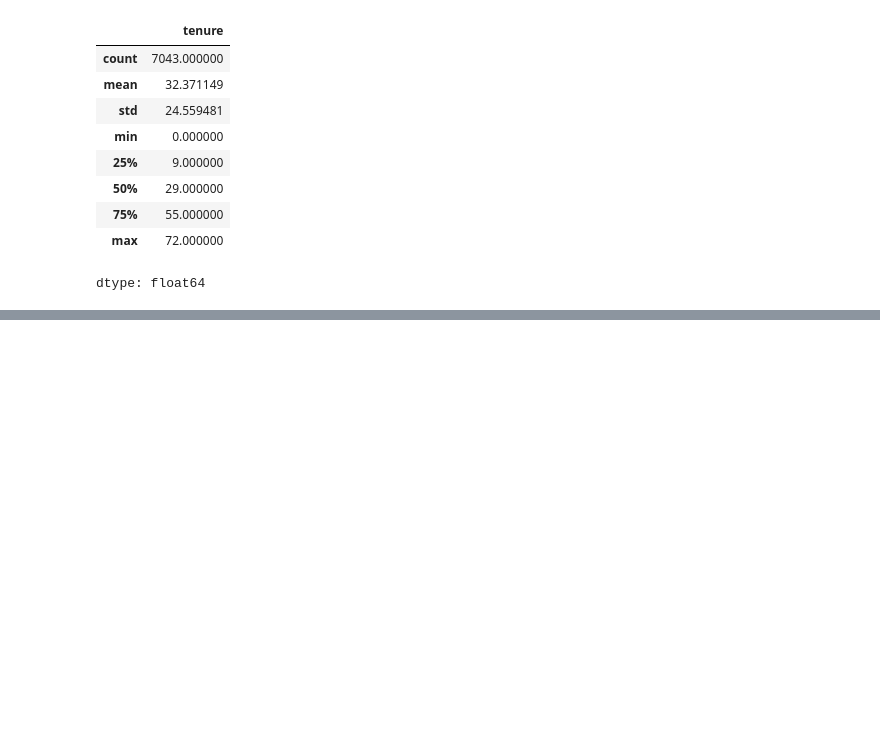
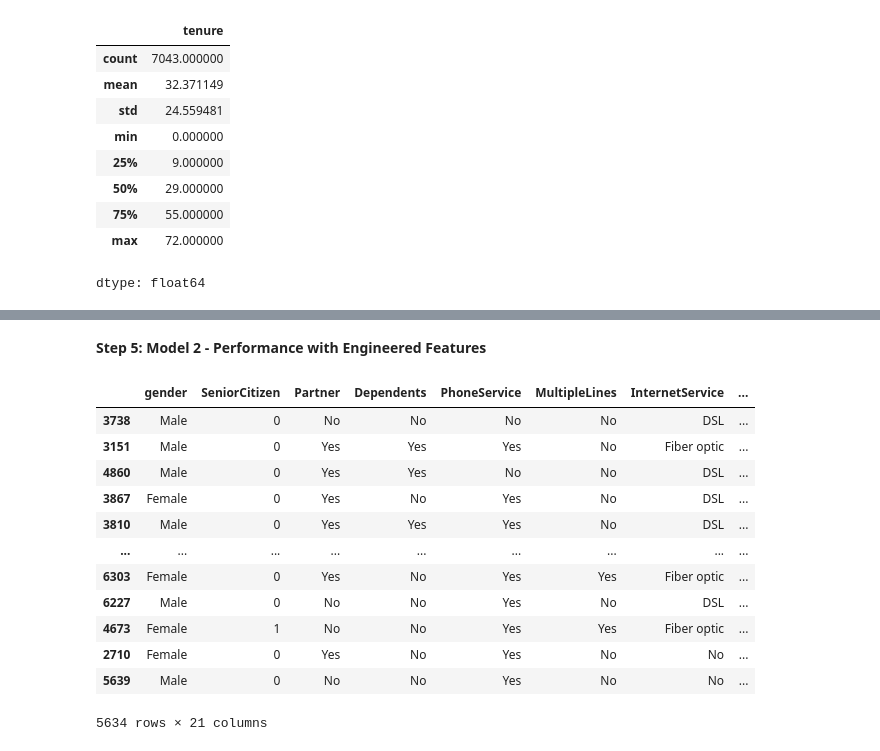
Before and after one commit to princeiiitk/Preventing-Customer-Churn-with-Feature-Transformation, a Jupyter notebook: Preventing_Customer_Churn_with_Feature_Transformation.ipynb, the cells around one changed output, grey strips where cells are left out. Cells and saved outputs as stored; diff of their text form; code cells hidden in the pictures; blank space fills up the shorter version.

Commit message:
Using Feature Engineering

```diff
--- a/Preventing_Customer_Churn_with_Feature_Transformation.ipynb
+++ b/Preventing_Customer_Churn_with_Feature_Transformation.ipynb
@@ -229,0 +288,22 @@ dtype: float64
+# %% [markdown]
+**Step 5: Model 2 - Performance with Engineered Features**
+# %%
+# Drop original tenure as we have a binned version now
+df_eng.drop(columns=['tenure','customerID'],inplace=True)
+
+# define feature (X) and target (y) for the engineer dataset
+X_eng = df_eng.drop('Churn', axis=1)
+y_eng = df_eng['Churn']
+
+# Identify new feature type
+numerical_features_eng=X_eng.select_dtypes(include=np.number)
+categorical_features_eng=X_eng.select_dtypes(include=['object','category'])
+
+# creating preprocessing pipeline
+preprocessing_eng=ColumnTransformer([
+    ('num',StandardScaler(),numerical_features_eng.columns),
+    ('cat',OneHotEncoder(drop='first'),categorical_features_eng.columns)
+])
+
+# spliting
+X_train_eng, X_test_eng, y_train_eng, y_test_eng = train_test_split(X_eng, y_eng, test_size=0.2, random_state=42, stratify=y_eng)
@@ -229,0 +317,16 @@ dtype: float64
+# %%
+X_train_eng
+# %% [output]
+|  | gender | SeniorCitizen | Partner | Dependents | PhoneService | MultipleLines | InternetService | ... |
+| 3738 | Male | 0 | No | No | No | No | DSL | ... |
+| 3151 | Male | 0 | Yes | Yes | Yes | No | Fiber optic | ... |
+| 4860 | Male | 0 | Yes | Yes | No | No | DSL | ... |
+| 3867 | Female | 0 | Yes | No | Yes | No | DSL | ... |
+| 3810 | Male | 0 | Yes | Yes | Yes | No | DSL | ... |
+| ... | ... | ... | ... | ... | ... | ... | ... | ... |
+| 6303 | Female | 0 | Yes | No | Yes | Yes | Fiber optic | ... |
+| 6227 | Male | 0 | No | No | Yes | No | DSL | ... |
+| 4673 | Female | 1 | No | No | Yes | Yes | Fiber optic | ... |
+| 2710 | Female | 0 | Yes | No | Yes | No | No | ... |
+| 5639 | Male | 0 | No | No | Yes | No | No | ... |
+5634 rows × 21 columns
```
Also changed, not shown: parts of 8 cells of this notebook.
